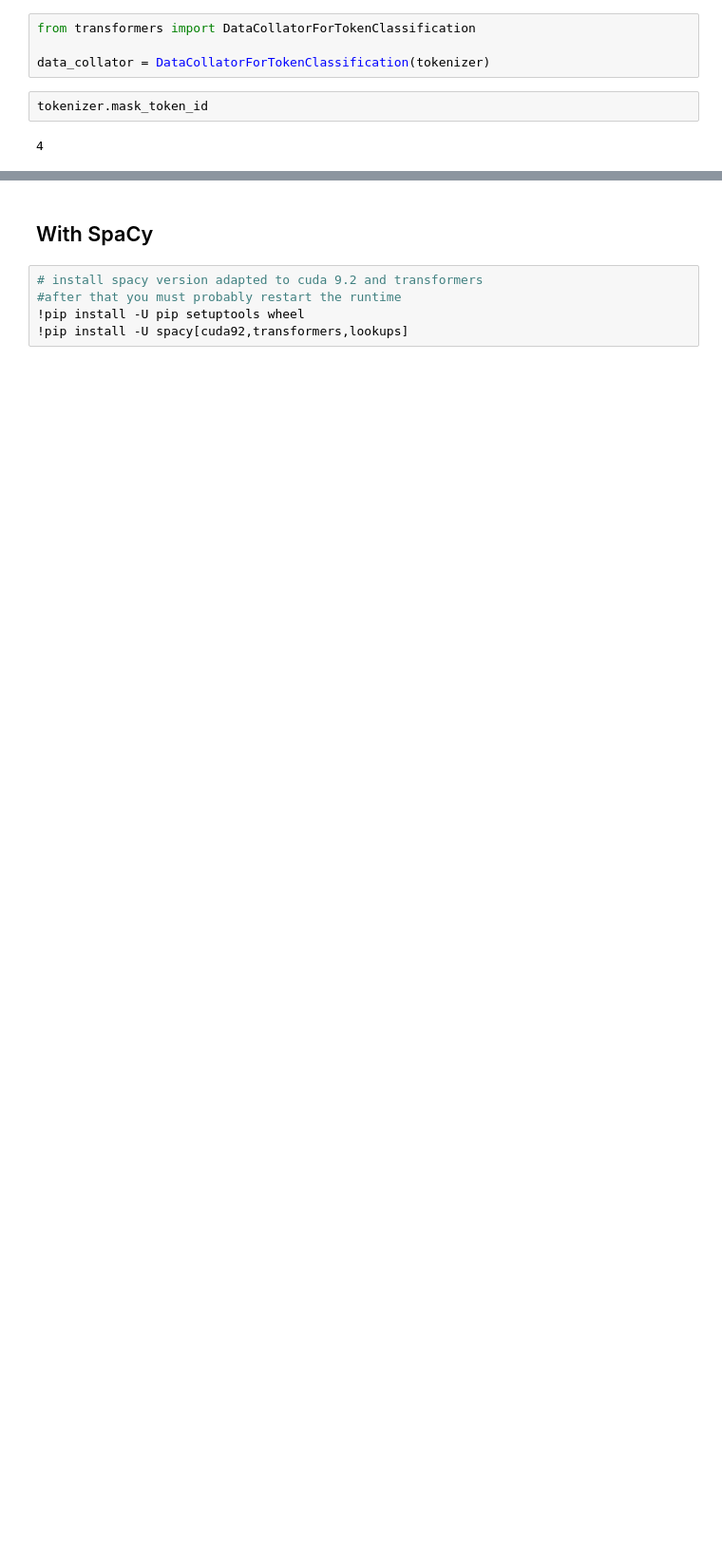
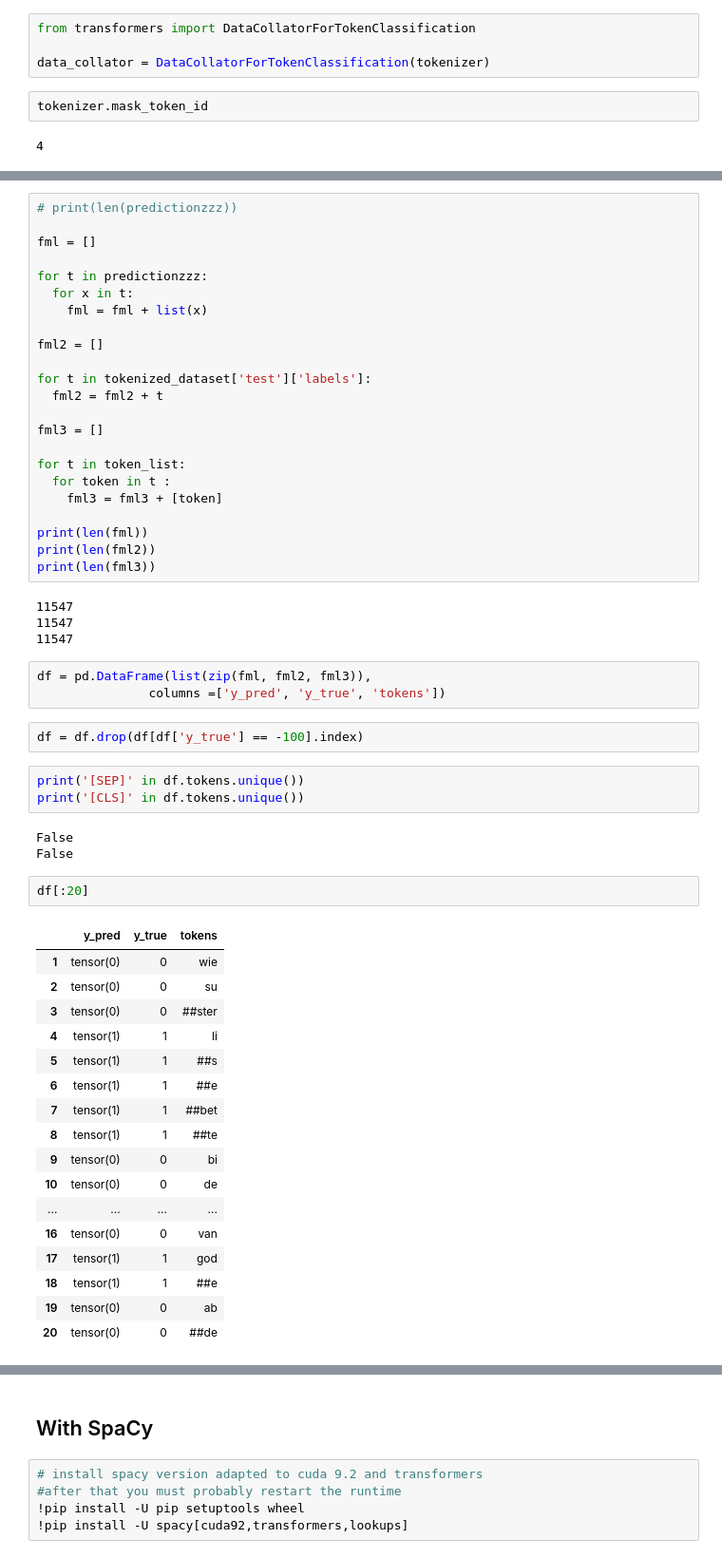
Before and after one commit to MarijkeBeersmans/MiddelNER-Middelnederlandse-named-entity-recognition, a Jupyter notebook: ModelMiddelNederlandseNER.ipynb, the cells around one changed output, grey strips where cells are left out. Shown at 95% size. Cells and saved outputs as stored; diff of their text form; blank space fills up the shorter version.

```diff
--- a/ModelMiddelNederlandseNER.ipynb
+++ b/ModelMiddelNederlandseNER.ipynb
@@ -718,0 +796,58 @@ weighted avg       1.00      1.00      1.00     11425
+# %%
+# print(len(predictionzzz))
+
+fml = []
+
+for t in predictionzzz:
+  for x in t:
+    fml = fml + list(x)
+
+fml2 = []
+
+for t in tokenized_dataset['test']['labels']:
+  fml2 = fml2 + t
+
+fml3 = []
+
+for t in token_list:
+  for token in t :
+    fml3 = fml3 + [token]
+
+print(len(fml))
+print(len(fml2))
+print(len(fml3))
+# %% [output]
+11547
+11547
+11547
+# %%
+df = pd.DataFrame(list(zip(fml, fml2, fml3)),
+               columns =['y_pred', 'y_true', 'tokens'])
+# %%
+df = df.drop(df[df['y_true'] == -100].index)
+# %%
+print('[SEP]' in df.tokens.unique())
+print('[CLS]' in df.tokens.unique())
+# %% [output]
+False
+False
+# %%
+df[:20]
+# %% [output]
+|  | y_pred | y_true | tokens |
+| 1 | tensor(0) | 0 | wie |
+| 2 | tensor(0) | 0 | su |
+| 3 | tensor(0) | 0 | ##ster |
+| 4 | tensor(1) | 1 | li |
+| 5 | tensor(1) | 1 | ##s |
+| 6 | tensor(1) | 1 | ##e |
+| 7 | tensor(1) | 1 | ##bet |
+| 8 | tensor(1) | 1 | ##te |
+| 9 | tensor(0) | 0 | bi |
+| 10 | tensor(0) | 0 | de |
+| ... | ... | ... | ... |
+| 16 | tensor(0) | 0 | van |
+| 17 | tensor(1) | 1 | god |
+| 18 | tensor(1) | 1 | ##e |
+| 19 | tensor(0) | 0 | ab |
+| 20 | tensor(0) | 0 | ##de |
```
Also changed, not shown: parts of 20 cells of this notebook.
